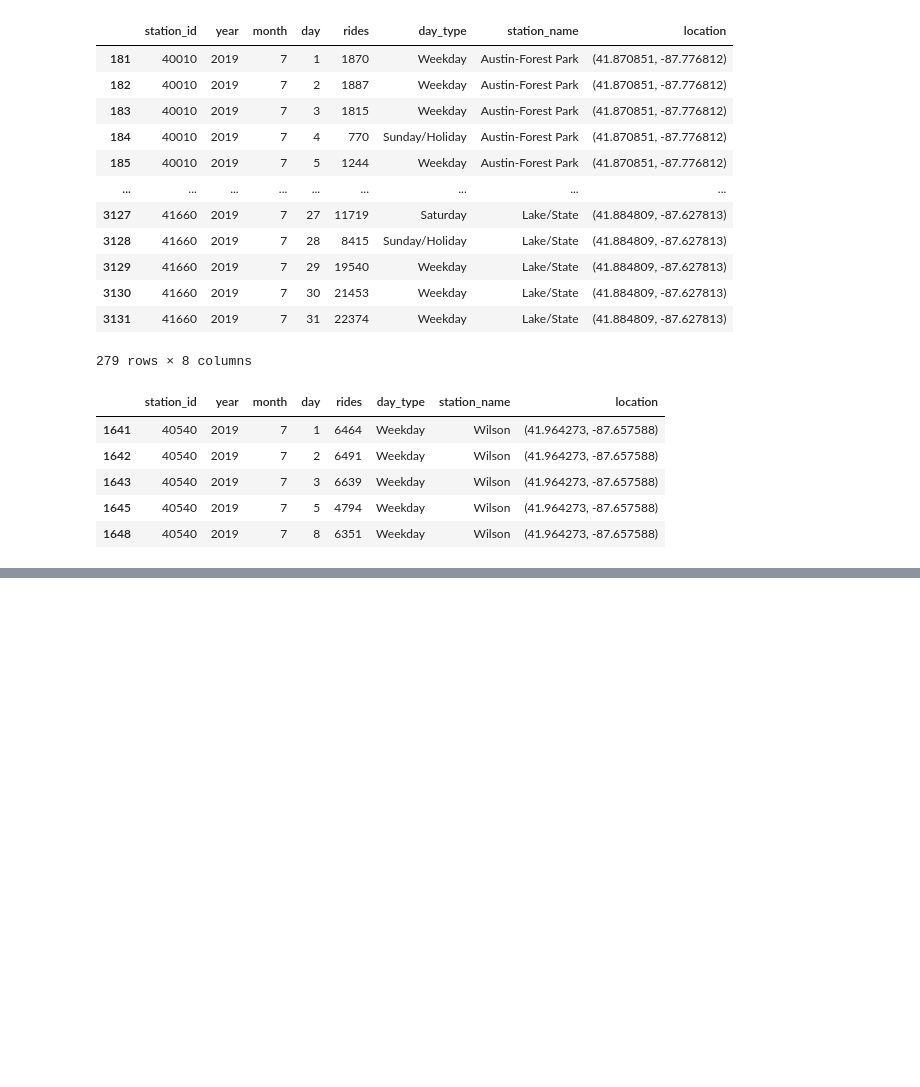
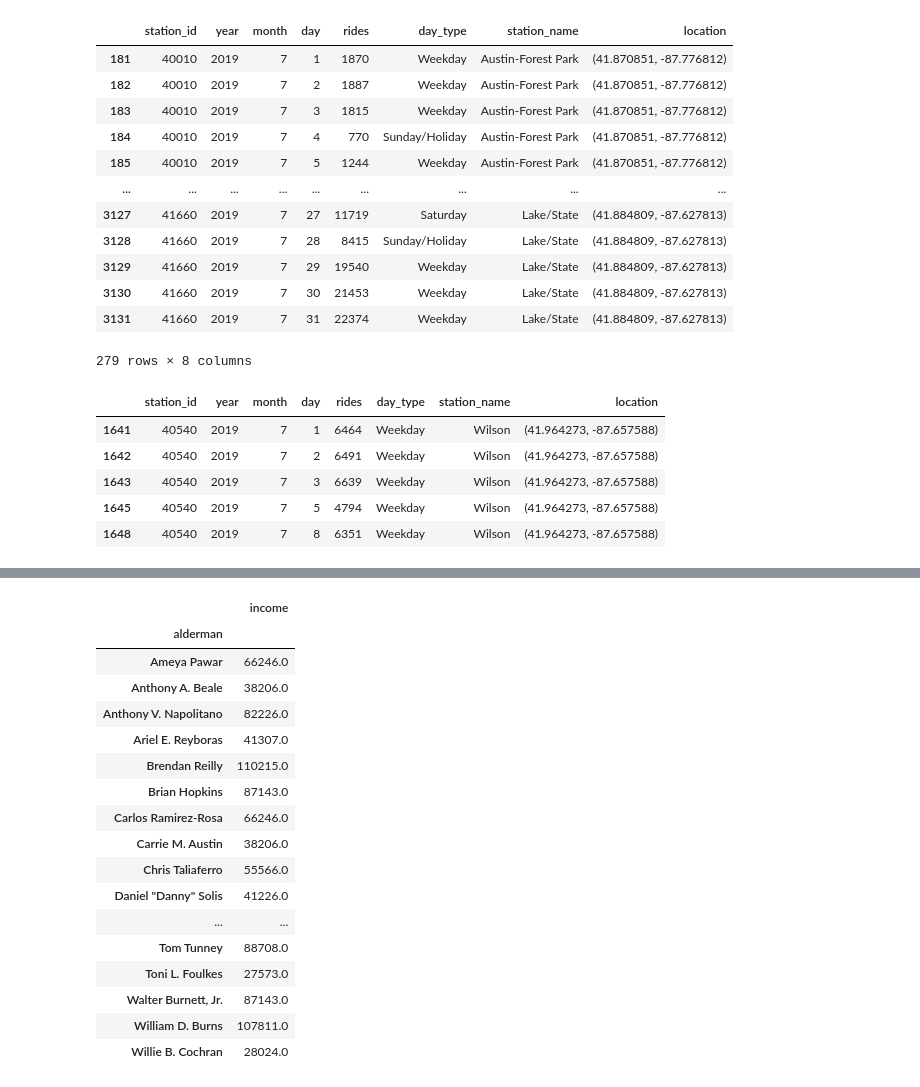
Before and after one commit to albertNSBM/Joining-Data_with-Pandas, a Jupyter notebook: Joining_Data_Pandas.ipynb, the cells around one changed output, grey strips where cells are left out. Saved outputs shown, nothing was run; the diff lists cells and outputs as text; code cells hidden in the pictures; blank space fills up the shorter version.

```diff
--- a/Joining_Data_Pandas.ipynb
+++ b/Joining_Data_Pandas.ipynb
@@ -146,0 +166,23 @@ ValueError: Cannot index with multidimensional key
+# %%
+# gouping and finding the media incame
+
+licenses_zip_ward.groupby('alderman').agg({'income':'median'})
+# %% [output]
+|  | income |
+| alderman |  |
+| Ameya Pawar | 66246.0 |
+| Anthony A. Beale | 38206.0 |
+| Anthony V. Napolitano | 82226.0 |
+| Ariel E. Reyboras | 41307.0 |
+| Brendan Reilly | 110215.0 |
+| Brian Hopkins | 87143.0 |
+| Carlos Ramirez-Rosa | 66246.0 |
+| Carrie M. Austin | 38206.0 |
+| Chris Taliaferro | 55566.0 |
+| Daniel "Danny" Solis | 41226.0 |
+| ... | ... |
+| Tom Tunney | 88708.0 |
+| Toni L. Foulkes | 27573.0 |
+| Walter Burnett, Jr. | 87143.0 |
+| William D. Burns | 107811.0 |
+| Willie B. Cochran | 28024.0 |
```
Also changed, not shown: parts of 8 cells of this notebook.
